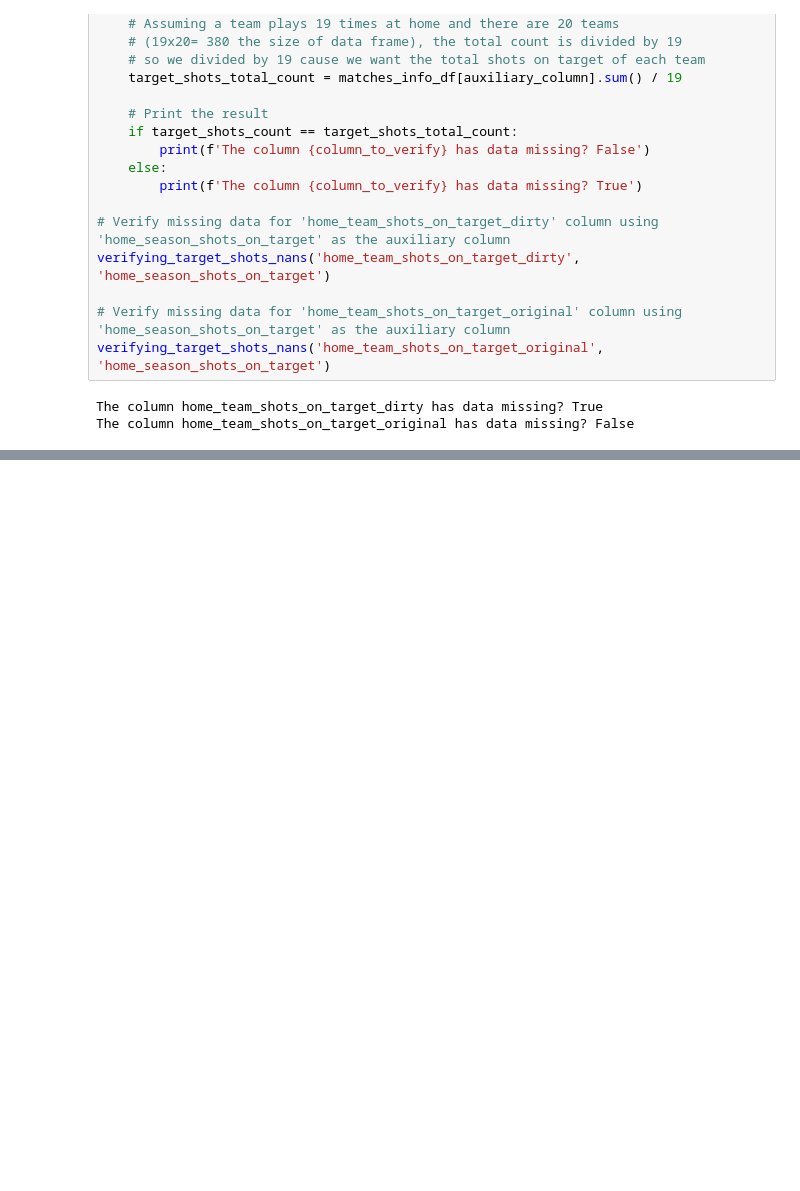
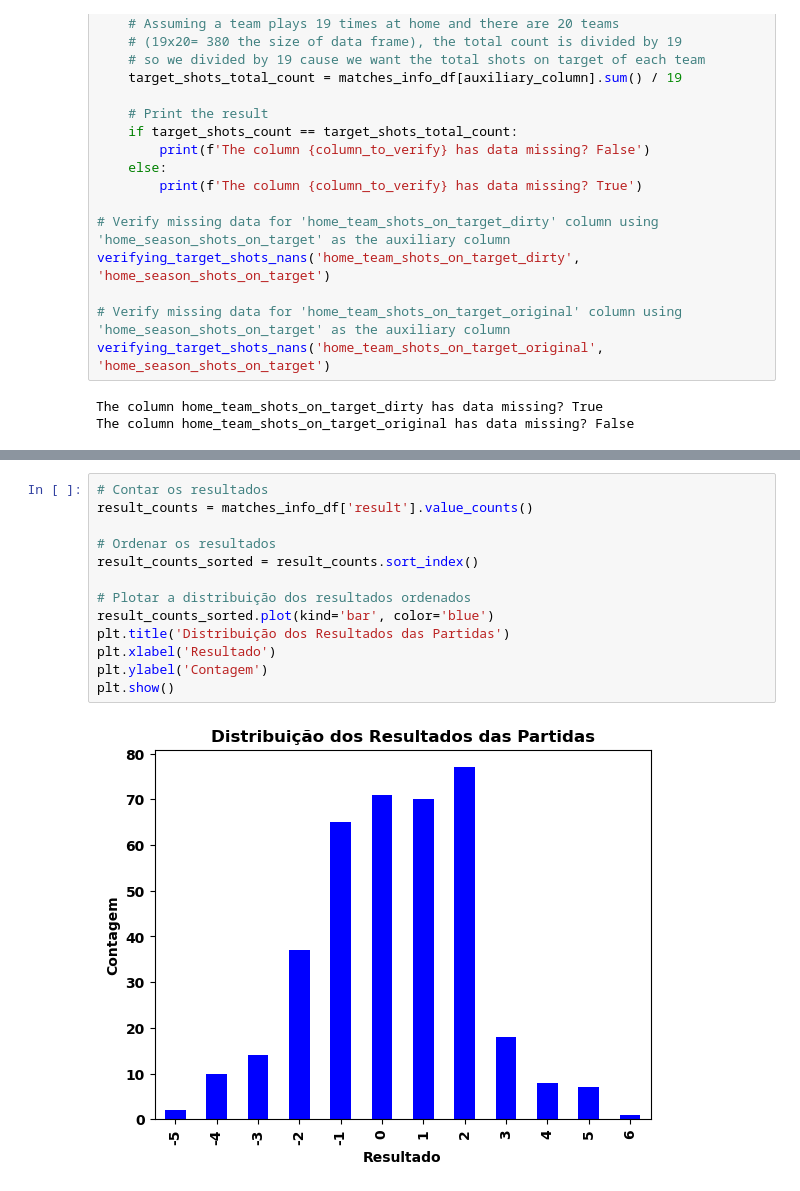
Before and after one commit to gabrielaragao01/Data-Science-Project, a Jupyter notebook: code/descriptive_statistics/vizualization.ipynb, the cells around one changed output, grey strips where cells are left out. Cells and saved outputs as stored; diff of their text form; blank space fills up the shorter version.

```diff
--- a/code/descriptive_statistics/vizualization.ipynb
+++ b/code/descriptive_statistics/vizualization.ipynb
@@ -125,3 +159,18 @@ Name: home_team_shots_on_target_dirty, dtype: float64
+# %%
+# Contar os resultados
+result_counts = matches_info_df['result'].value_counts()
+
+# Ordenar os resultados
+result_counts_sorted = result_counts.sort_index()
+
+# Plotar a distribuição dos resultados ordenados
+result_counts_sorted.plot(kind='bar', color='blue')
+plt.title('Distribuição dos Resultados das Partidas')
+plt.xlabel('Resultado')
+plt.ylabel('Contagem')
+plt.show()
+# %% [output]
+[figure, added]
 # %%
 # Extração dos dados relevantes
 general_shots = matches_info_df['home_team_shots']
```
Also changed, not shown: parts of 29 cells of this notebook, 3 other files.
